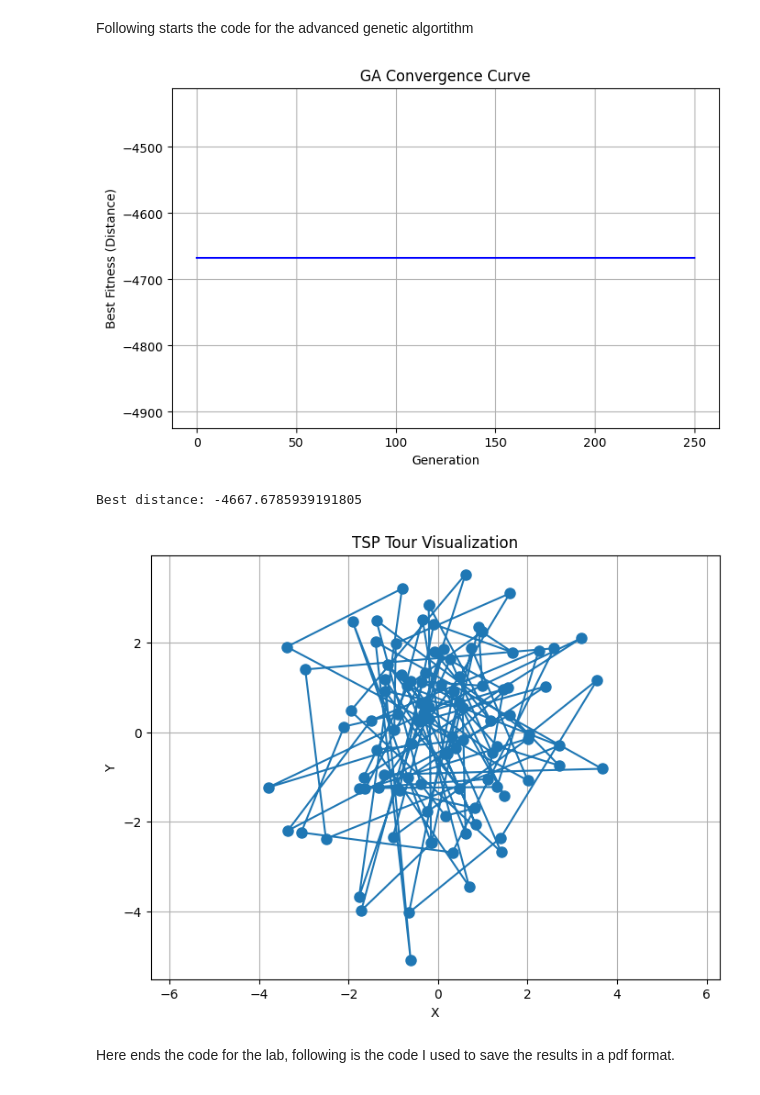
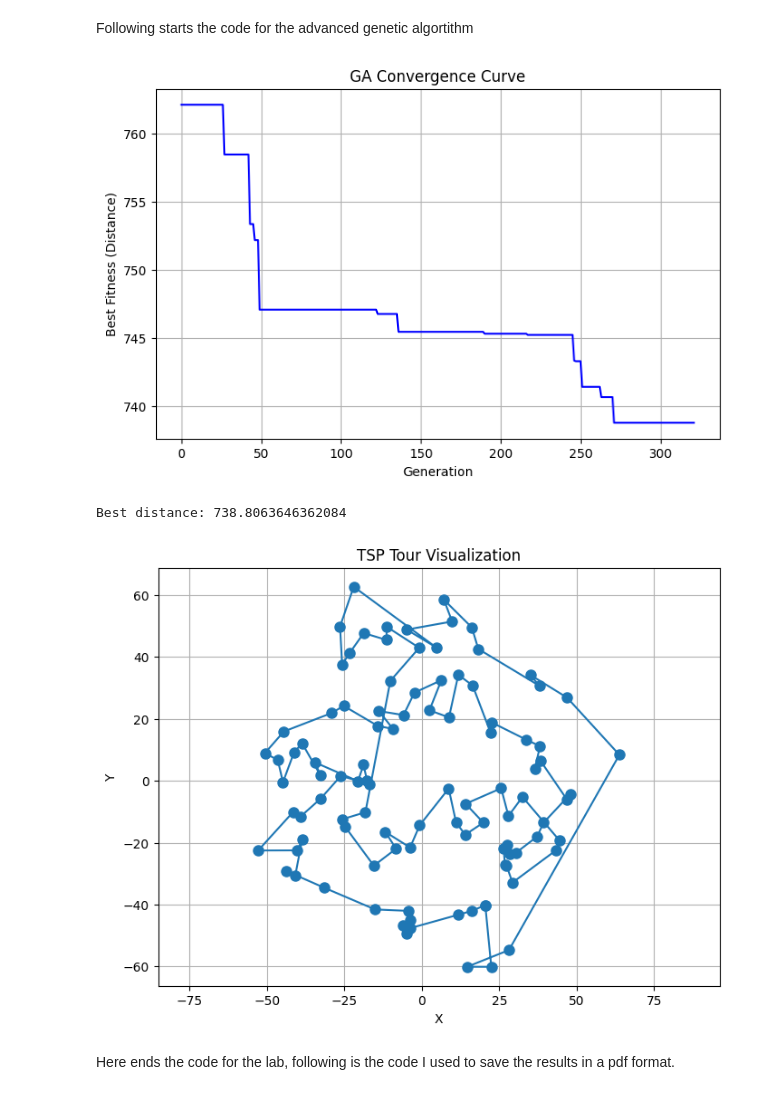
Before and after one commit to Michele-Curci/CI2025_lab2, a Jupyter notebook: main.ipynb, the cells around one changed output. Drawn from its saved outputs; the diff is of its cells as text; code cells hidden in the pictures.

```diff
--- a/main.ipynb
+++ b/main.ipynb
@@ -4,7 +4,7 @@ import matplotlib.pyplot as plt
 from sklearn.manifold import MDS
 from joblib import Parallel, delayed
 # %%
-def load_matrix(filepath="problems/problem_r2_100.npy"):
+def load_matrix(filepath="problems/problem_r1_100.npy"):
     matrix = np.load(filepath)
 
     if matrix.shape[0] != matrix.shape[1]:
@@ -282,7 +278,7 @@ def scale_generations(n_cities):
     else:
         return 1000  #cap for huge problems
 # %%
-def advanced_ga(distance_matrix, pop_size=150, generations=100, crossover_rate=0.9, swap_rate=0.2, two_opt_rate=0.05,
+def advanced_ga(problem_type, distance_matrix, pop_size=150, generations=100, crossover_rate=0.9, swap_rate=0.2, two_opt_rate=0.05,
                 elite_size=5, patience=100, n_jobs=-1):
     n_cities = distance_matrix.shape[0]
 
@@ -308,7 +304,10 @@ def advanced_ga(distance_matrix, pop_size=150, generations=100, crossover_rate=0
 
         #Elitism + 2-opt on elites
         elite_indices = np.argsort(fitnesses)[:elite_size]
-        elites = [two_opt_mutation(population[i], mutation_rate=two_opt_rate) for i in elite_indices]
+        if problem_type == 'g':
+            elites = [two_opt_mutation(population[i], mutation_rate=two_opt_rate) for i in elite_indices]
+        else:
+            elites = [population[i].copy() for i in elite_indices]
         new_population.extend(elites)
 
         #Generate offspring
@@ -317,12 +316,16 @@ def advanced_ga(distance_matrix, pop_size=150, generations=100, crossover_rate=0
             parent2 = tournament_selection(population, fitnesses)
 
             if np.random.rand() < crossover_rate:
-                child = edge_recombination_crossover(parent1, parent2)
+                if problem_type == 'g':
+                    child = edge_recombination_crossover(parent1, parent2)
+                else:
+                    child = ordered_crossover(parent1, parent2)
             else:
                 child = parent1.copy()
 
             child = swap_mutation(child, swap_rate)
-            child = two_opt_mutation(child, two_opt_rate)
+            if problem_type == 'g':
+                child = two_opt_mutation(child, two_opt_rate)
 
             new_population.append(child)
 
@@ -367,23 +370,24 @@ def advanced_ga(distance_matrix, pop_size=150, generations=100, crossover_rate=0
 # %%
 problem = load_matrix()
 best_tour, best_distance, history = advanced_ga(
+    problem_type="r1",
     distance_matrix=problem,
     pop_size=150,
     generations=1000,
     crossover_rate=0.9,
     swap_rate=0.2,
     two_opt_rate=0.05,
     elite_size=5,
     patience=50,
     n_jobs=-1
 )
 
 print("Best distance:", best_distance)
 plot_tour(best_tour, problem)
 # %% [output]
-[figure, old version]
+[figure, new version]
-Best distance: -4667.6785939191805
+Best distance: 738.8063646362084
-[figure, old version]
+[figure, new version]
 # %% [markdown]
 Here ends the code for the lab, following is the code I used to save the results in a pdf format.
 # %%
```
Also changed, not shown: parts of 3 cells of this notebook, 1 other file.
